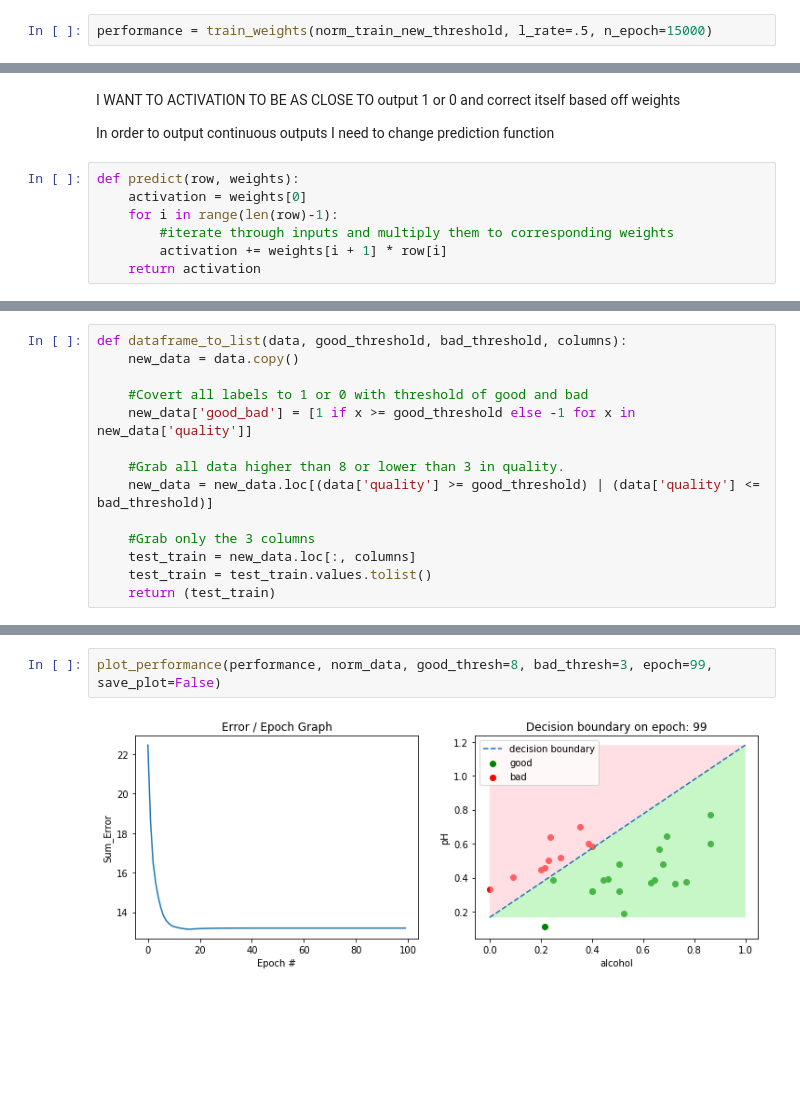
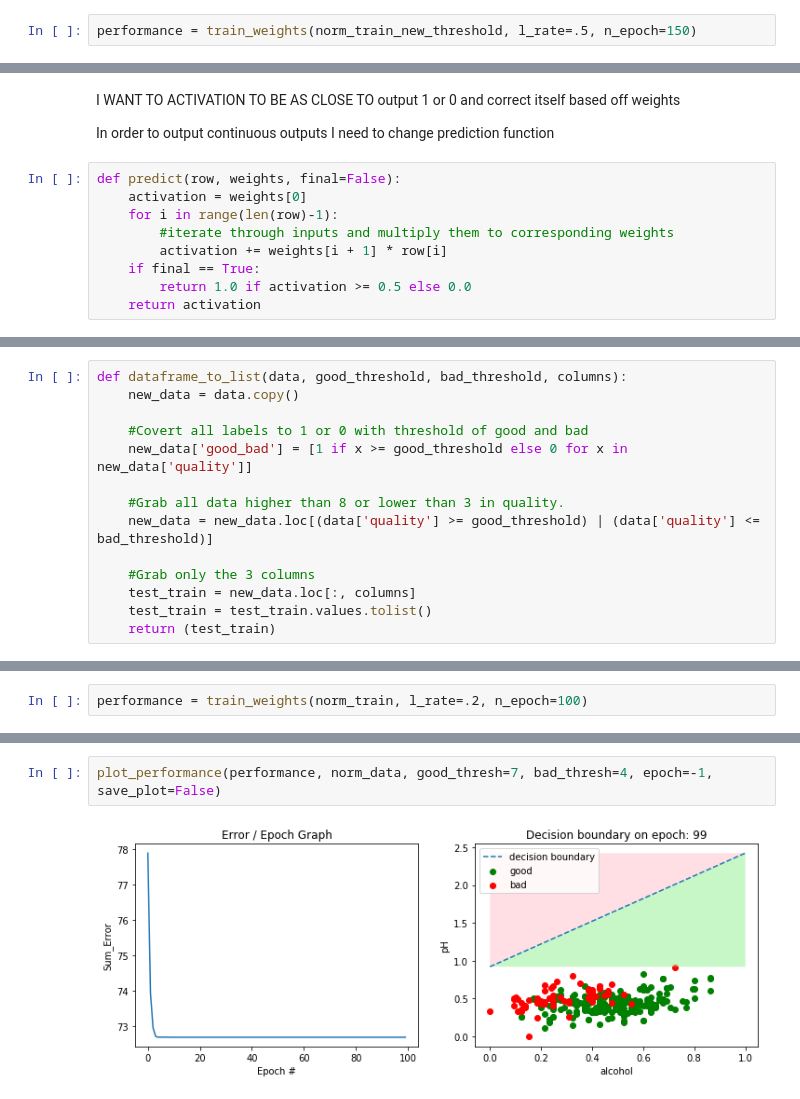
Before and after one commit to ssong42/Perceptron, a Jupyter notebook: ft_sommelier.ipynb, the cells around one changed output, grey strips where cells are left out. Saved outputs shown, nothing was run; the diff lists cells and outputs as text; blank space fills up the shorter version.

Commit message:
update prediction for widrow-hoff

```diff
--- a/ft_sommelier.ipynb
+++ b/ft_sommelier.ipynb
@@ -412,6 +412,6 @@ print(len(norm_train_new_threshold))
 # %% [output]
 280
 # %%
-performance = train_weights(norm_train_new_threshold, l_rate=.5, n_epoch=15000)
+performance = train_weights(norm_train_new_threshold, l_rate=.5, n_epoch=150)
 # %% [output]
 >epoch=0, lrate=0.500, error=56.000
@@ -463,11 +463,13 @@ Difference between perceptron and adaline model
 
  In order to output continuous outputs I need to change prediction function
 # %%
-def predict(row, weights):
+def predict(row, weights, final=False):
     activation = weights[0]
     for i in range(len(row)-1):
         #iterate through inputs and multiply them to corresponding weights
         activation += weights[i + 1] * row[i]
+    if final == True:
+        return 1.0 if activation >= 0.5 else 0.0
     return activation
 # %%
 # Estimate Perceptron weights using stochastic gradient descent
@@ -531,7 +512,7 @@ def dataframe_to_list(data, good_threshold, bad_threshold, columns):
     new_data = data.copy()
 
     #Covert all labels to 1 or 0 with threshold of good and bad
-    new_data['good_bad'] = [1 if x >= good_threshold else -1 for x in new_data['quality']]
+    new_data['good_bad'] = [1 if x >= good_threshold else 0 for x in new_data['quality']]
 
     #Grab all data higher than 8 or lower than 3 in quality.
     new_data = new_data.loc[(data['quality'] >= good_threshold) | (data['quality'] <= bad_threshold)]
@@ -563,0 +545,2 @@ performance = train_weights(norm_train, l_rate=.5, n_epoch=100)
+# %%
+performance = train_weights(norm_train, l_rate=.2, n_epoch=100)
@@ -564,7 +565,7 @@ performance = train_weights(norm_train, l_rate=.5, n_epoch=100)
 # %%
-plot_performance(performance, norm_data, good_thresh=8, bad_thresh=3, epoch=99, save_plot=False)
+plot_performance(performance, norm_data, good_thresh=7, bad_thresh=4, epoch=-1, save_plot=False)
 # %% [output]
-[figure, old version]
+[figure, new version]
 # %%
 bias = performance[-1][3]
 weights = list(performance[-1][2])
```
Also changed, not shown: parts of 12 cells of this notebook, 1 other file.
